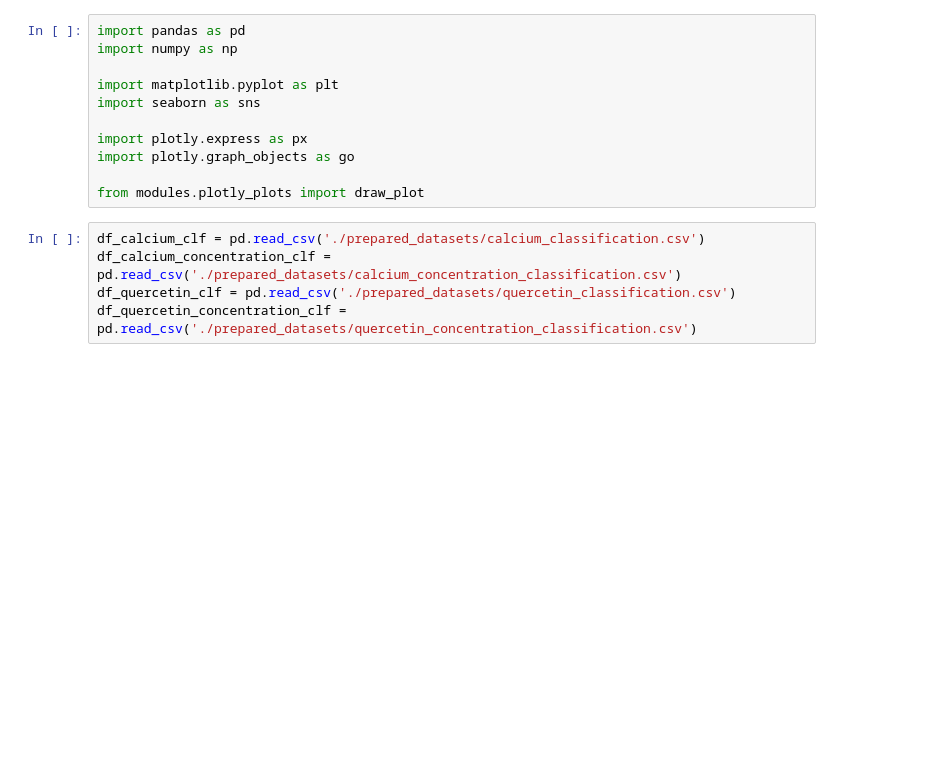
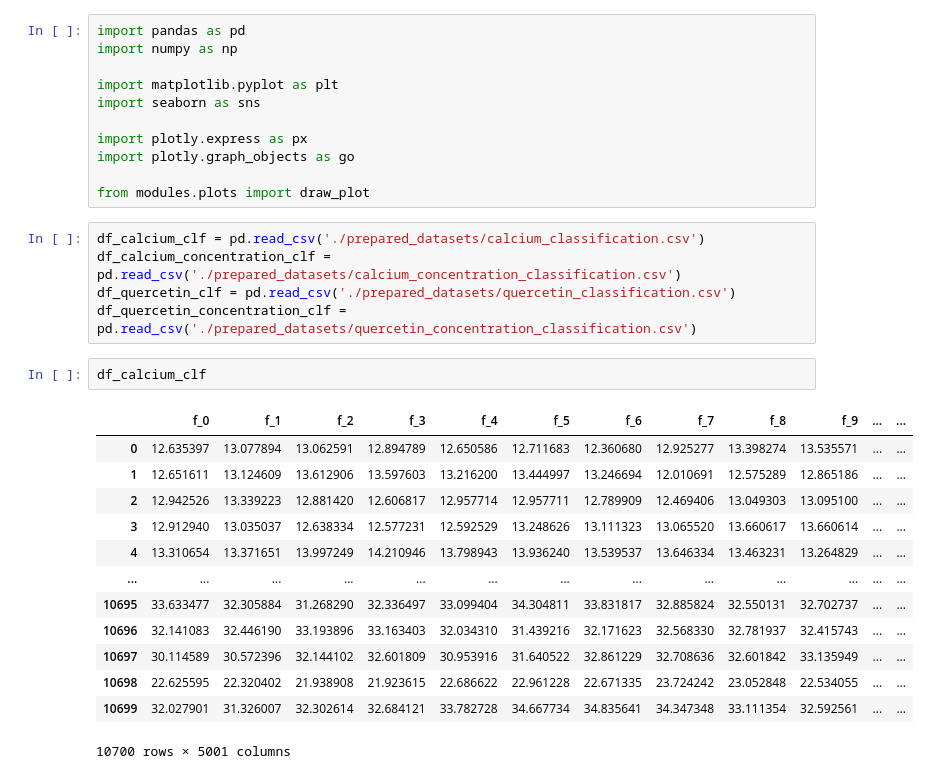
Before and after one commit to aleksanderbies/BK_channels_Quercetin_Calcium_Cellular_BD_Classification, a Jupyter notebook: dashboard.ipynb, the cells around one changed output. Drawn from its saved outputs; the diff is of its cells as text; blank space fills up the shorter version.

```diff
--- a/dashboard.ipynb
+++ b/dashboard.ipynb
@@ -8,10 +8,26 @@ import seaborn as sns
 import plotly.express as px
 import plotly.graph_objects as go
 
-from modules.plotly_plots import draw_plot
+from modules.plots import draw_plot
 # %%
 df_calcium_clf = pd.read_csv('./prepared_datasets/calcium_classification.csv')
 df_calcium_concentration_clf = pd.read_csv('./prepared_datasets/calcium_concentration_classification.csv')
 df_quercetin_clf = pd.read_csv('./prepared_datasets/quercetin_classification.csv')
 df_quercetin_concentration_clf = pd.read_csv('./prepared_datasets/quercetin_concentration_classification.csv')
+# %%
+df_calcium_clf
+# %% [output]
+|  | f_0 | f_1 | f_2 | f_3 | f_4 | f_5 | f_6 | f_7 | f_8 | f_9 | ... | ... |
+| 0 | 12.635397 | 13.077894 | 13.062591 | 12.894789 | 12.650586 | 12.711683 | 12.360680 | 12.925277 | 13.398274 | 13.535571 | ... | ... |
+| 1 | 12.651611 | 13.124609 | 13.612906 | 13.597603 | 13.216200 | 13.444997 | 13.246694 | 12.010691 | 12.575289 | 12.865186 | ... | ... |
+| 2 | 12.942526 | 13.339223 | 12.881420 | 12.606817 | 12.957714 | 12.957711 | 12.789909 | 12.469406 | 13.049303 | 13.095100 | ... | ... |
+| 3 | 12.912940 | 13.035037 | 12.638334 | 12.577231 | 12.592529 | 13.248626 | 13.111323 | 13.065520 | 13.660617 | 13.660614 | ... | ... |
+| 4 | 13.310654 | 13.371651 | 13.997249 | 14.210946 | 13.798943 | 13.936240 | 13.539537 | 13.646334 | 13.463231 | 13.264829 | ... | ... |
+| ... | ... | ... | ... | ... | ... | ... | ... | ... | ... | ... | ... | ... |
+| 10695 | 33.633477 | 32.305884 | 31.268290 | 32.336497 | 33.099404 | 34.304811 | 33.831817 | 32.885824 | 32.550131 | 32.702737 | ... | ... |
+| 10696 | 32.141083 | 32.446190 | 33.193896 | 33.163403 | 32.034310 | 31.439216 | 32.171623 | 32.568330 | 32.781937 | 32.415743 | ... | ... |
+| 10697 | 30.114589 | 30.572396 | 32.144102 | 32.601809 | 30.953916 | 31.640522 | 32.861229 | 32.708636 | 32.601842 | 33.135949 | ... | ... |
+| 10698 | 22.625595 | 22.320402 | 21.938908 | 21.923615 | 22.686622 | 22.961228 | 22.671335 | 23.724242 | 23.052848 | 22.534055 | ... | ... |
+| 10699 | 32.027901 | 31.326007 | 32.302614 | 32.684121 | 33.782728 | 34.667734 | 34.835641 | 34.347348 | 33.111354 | 32.592561 | ... | ... |
+10700 rows × 5001 columns
 # %%
```
Also changed, not shown: parts of 3 cells of this notebook, 5 other files.
